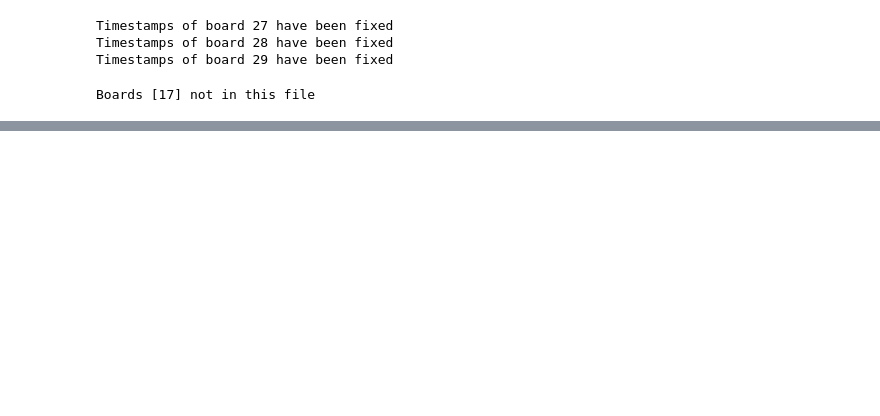
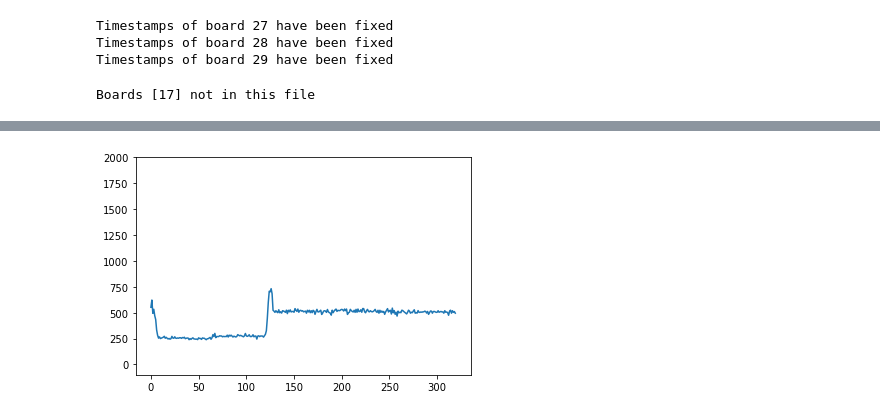
Before and after one commit to cdesio/chance_analysis, a Jupyter notebook: Checking_run144856-Copy1.ipynb, the cells around one changed output, grey strips where cells are left out. Saved outputs shown, nothing was run; the diff lists cells and outputs as text; code cells hidden in the pictures; blank space fills up the shorter version.

Commit message:
testing different maroc swaps

```diff
--- a/Checking_run144856-Copy1.ipynb
+++ b/Checking_run144856-Copy1.ipynb
@@ -58,0 +59,5 @@ Plotting TS: 205670175
+# %%
+b=4
+e= 249
+# %%
+evt = e+marocdata.get_board(b).reference_event.evt_id
@@ -58,0 +76,7 @@ Plotting TS: 205670175
+# %%
+plt.plot(np.arange(320), marocdata.get_board(b).get_event(evt).signal)
+#plt.plot(np.arange(320), reordered_signal)
+plt.ylim(-100,2000)
+plt.show()
+# %% [output]
+[figure, added]
```
Also changed, not shown: parts of 21 cells of this notebook.
